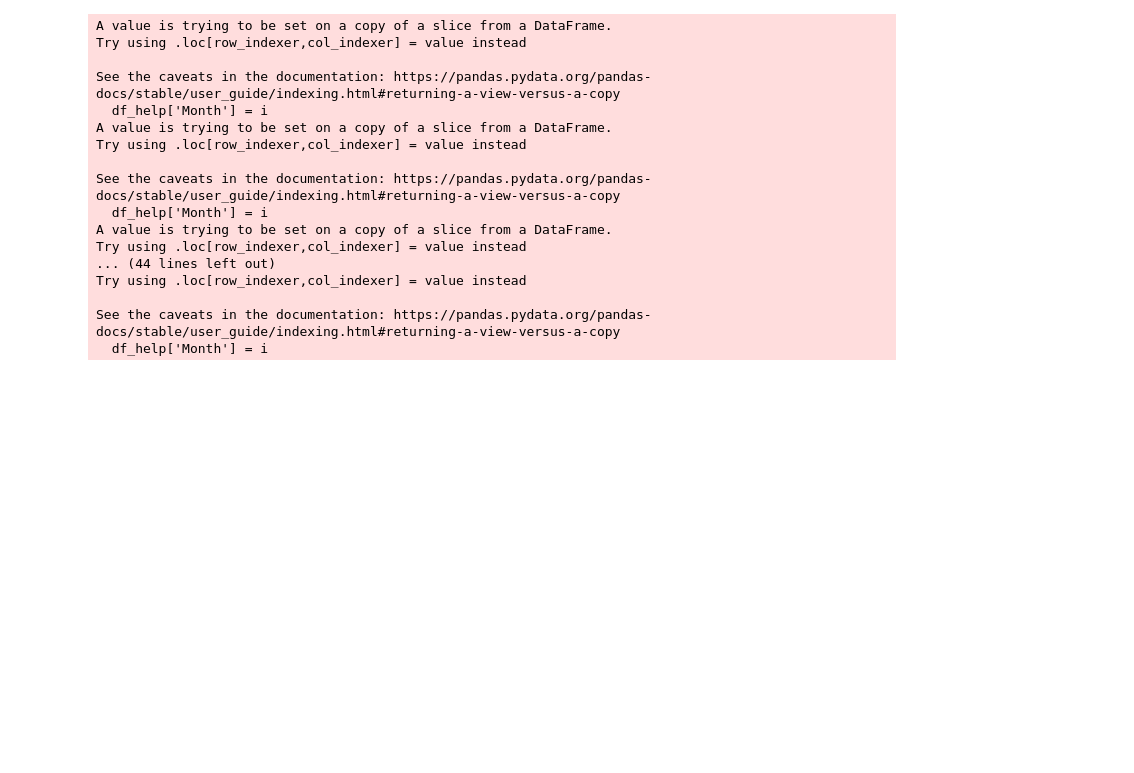
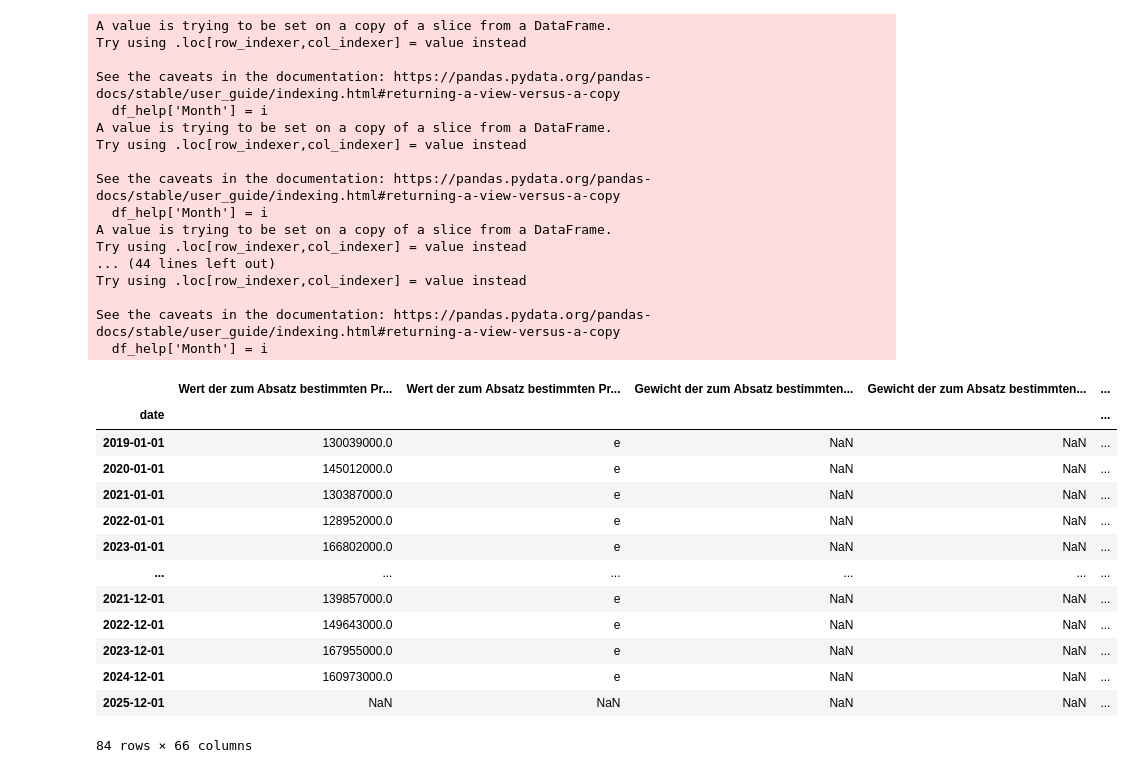
Before and after one commit to salimaabdalla/dpp_projekt_2026, a Jupyter notebook: notebooks/00A_Collection_of_functions.ipynb, the cells around one changed output. Drawn from its saved outputs; the diff is of its cells as text; code cells hidden in the pictures; blank space fills up the shorter version.

```diff
--- a/notebooks/00A_Collection_of_functions.ipynb
+++ b/notebooks/00A_Collection_of_functions.ipynb
@@ -280,3 +280,20 @@ Try using .loc[row_indexer,col_indexer] = value instead
 
 See the caveats in the documentation: https://pandas.pydata.org/pandas-docs/stable/user_guide/indexing.html#returning-a-view-versus-a-copy
   df_help['Month'] = i
+# %%
+df_endagain
+# %% [output]
+|  | Wert der zum Absatz bestimmten Pr... | Wert der zum Absatz bestimmten Pr... | Gewicht der zum Absatz bestimmten... | Gewicht der zum Absatz bestimmten... | ... |
+| date |  |  |  |  | ... |
+| 2019-01-01 | 130039000.0 | e | NaN | NaN | ... |
+| 2020-01-01 | 145012000.0 | e | NaN | NaN | ... |
+| 2021-01-01 | 130387000.0 | e | NaN | NaN | ... |
+| 2022-01-01 | 128952000.0 | e | NaN | NaN | ... |
+| 2023-01-01 | 166802000.0 | e | NaN | NaN | ... |
+| ... | ... | ... | ... | ... | ... |
+| 2021-12-01 | 139857000.0 | e | NaN | NaN | ... |
+| 2022-12-01 | 149643000.0 | e | NaN | NaN | ... |
+| 2023-12-01 | 167955000.0 | e | NaN | NaN | ... |
+| 2024-12-01 | 160973000.0 | e | NaN | NaN | ... |
+| 2025-12-01 | NaN | NaN | NaN | NaN | ... |
+84 rows × 66 columns
```
Also changed, not shown: parts of 9 cells of this notebook.
